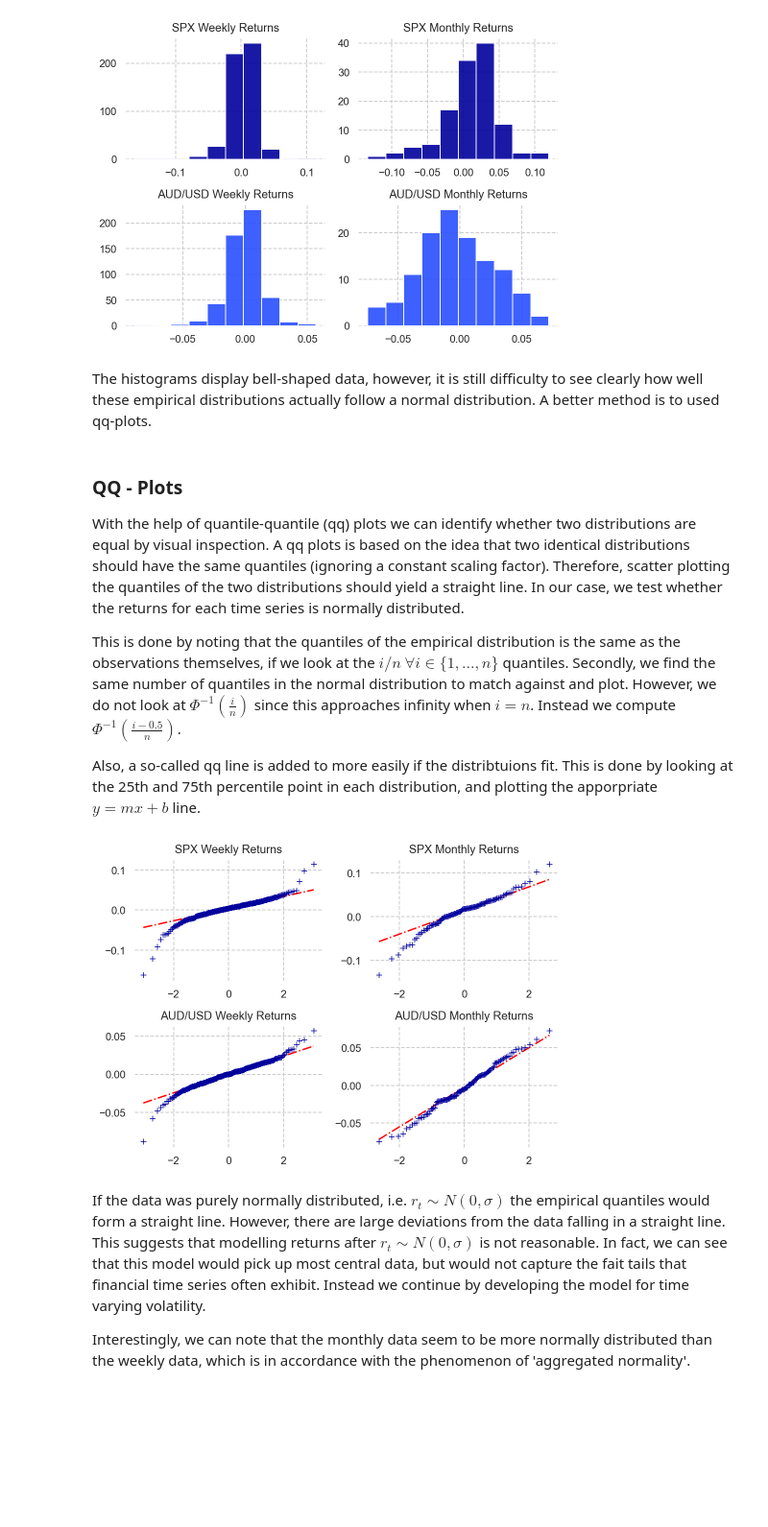
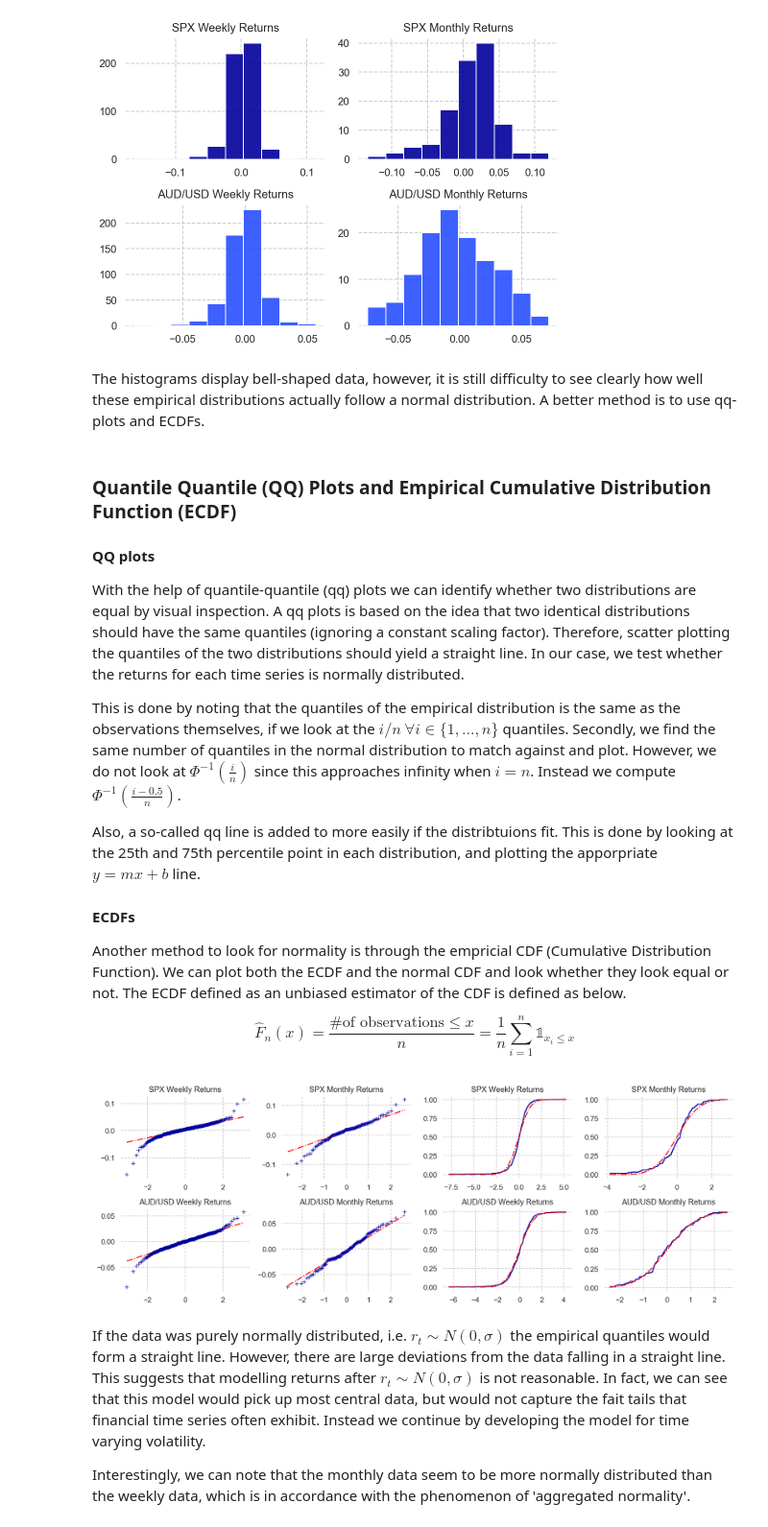
Before and after one commit to Sinbad-The-Sailor/Financial-Mathematics-Notebooks, a Jupyter notebook: volatility_modelling.ipynb, the cells around one changed output. Shown at 96% size. Saved outputs shown, nothing was run; the diff lists cells and outputs as text; code cells hidden in the pictures; blank space fills up the shorter version.

Commit message:
Added ECDFs.

```diff
--- a/volatility_modelling.ipynb
+++ b/volatility_modelling.ipynb
@@ -240,15 +240,21 @@ plt.show()
 # %% [output]
 [figure]
 # %% [markdown]
-The histograms display bell-shaped data, however, it is still difficulty to see clearly how well these empirical distributions actually follow a normal distribution. A better method is to used qq-plots.
+The histograms display bell-shaped data, however, it is still difficulty to see clearly how well these empirical distributions actually follow a normal distribution. A better method is to use qq-plots and ECDFs.
 # %% [markdown]
-### QQ - Plots
+### Quantile Quantile (QQ) Plots and Empirical Cumulative Distribution Function (ECDF)
 
+#### QQ plots
 With the help of quantile-quantile (qq) plots we can identify whether two distributions are equal by visual inspection. A qq plots is based on the idea that two identical distributions should have the same quantiles (ignoring a constant scaling factor). Therefore, scatter plotting the quantiles of the two distributions should yield a straight line. In our case, we test whether the returns for each time series is normally distributed.
 
 This is done by noting that the quantiles of the empirical distribution is the same as the observations themselves, if we look at the $i/n\ \forall i \in \{1,...,n \}$ quantiles. Secondly, we find the same number of quantiles in the normal distribution to match against and plot. However, we do not look at $\Phi^{-1}(\frac{i}{n})$ since this approaches infinity when $i=n$. Instead we compute $\Phi^{-1}(\frac{i - 0.5}{n})$.
 
 Also, a so-called qq line is added to more easily if the distribtuions fit. This is done by looking at the 25th and 75th percentile point in each distribution, and plotting the apporpriate $y=mx+b$ line.
+
+#### ECDFs
+Another method to look for normality is through the empricial CDF (Cumulative Distribution Function). We can plot both the ECDF and the normal CDF and look whether they look equal or not. The ECDF defined as an unbiased estimator of the CDF is defined as below.
+
+$$ \hat{F}_n(x) =\frac{\textrm{\# of observations} \leq x }{n} = \frac{1}{n} \sum_{i=1}^n \mathbb{1}_{x_i \leq x} $$
 # %%
 def qq_plot_normal(observations, title, ax):
     observations.sort()
@@ -272,19 +278,46 @@ def qq_plot_normal(observations, title, ax):
     ax.set_frame_on(False)
 
     return plot
+# %%
+def ecdf_normal(observations, title, ax):
+
+    n_observations = len(observations)
+    observations = np.asarray(observations)
+    observations.sort()
+    observations = [(x-sum(observations)/n_observations)/observations.std() for x in observations]
+    probabilities = []
+
+    for i in range(n_observations):
+        probability = (i + 1) / n_observations
+        probabilities.append(probability)
+
+    normal_observations = np.linspace(observations[0], observations[-1])
+    normal_cdf = stats.norm.cdf(normal_observations)
+
+    plot = ax.step(observations, probabilities, alpha=0.9)
+    plot = ax.plot(normal_observations, normal_cdf, linestyle='dashdot', color='red')
+    ax.set_title(title)
+    ax.set_frame_on(False)
+
+    return plot
 # %%
-fig, axs = plt.subplots(2, 2)
+fig, axs = plt.subplots(2, 4)
 
 qq_plot_normal(spx_weekly_returns[1:].to_list(), 'SPX Weekly Returns', axs[0, 0])
 qq_plot_normal(spx_monthly_returns[1:].to_list(), 'SPX Monthly Returns', axs[0, 1])
 qq_plot_normal(aud_weekly_returns[1:].to_list(), 'AUD/USD Weekly Returns', axs[1, 0])
 qq_plot_normal(aud_monthly_returns[1:].to_list(), 'AUD/USD Monthly Returns', axs[1, 1])
 
-fig.set_size_inches(7, 5)
+ecdf_normal(spx_weekly_returns[1:].to_list(), 'SPX Weekly Returns', axs[0, 2])
+ecdf_normal(spx_monthly_returns[1:].to_list(), 'SPX Monthly Returns', axs[0, 3])
+ecdf_normal(aud_weekly_returns[1:].to_list(), 'AUD/USD Weekly Returns', axs[1, 2])
+ecdf_normal(aud_monthly_returns[1:].to_list(), 'AUD/USD Monthly Returns', axs[1, 3])
+
+fig.set_size_inches(14, 5)
 plt.tight_layout()
 plt.show()
 # %% [output]
-[figure, old version]
+[figure, new version]
 # %% [markdown]
 If the data was purely normally distributed, i.e. $r_t \sim N(0,\sigma)$ the empirical quantiles would form a straight line. However, there are large deviations from the data falling in a straight line. This suggests that modelling returns after $r_t \sim N(0,\sigma)$ is not reasonable. In fact, we can see that this model would pick up most central data, but would not capture the fait tails that financial time series often exhibit. Instead we continue by developing the model for time varying volatility.
 
```
Also changed, not shown: parts of 5 cells of this notebook.
